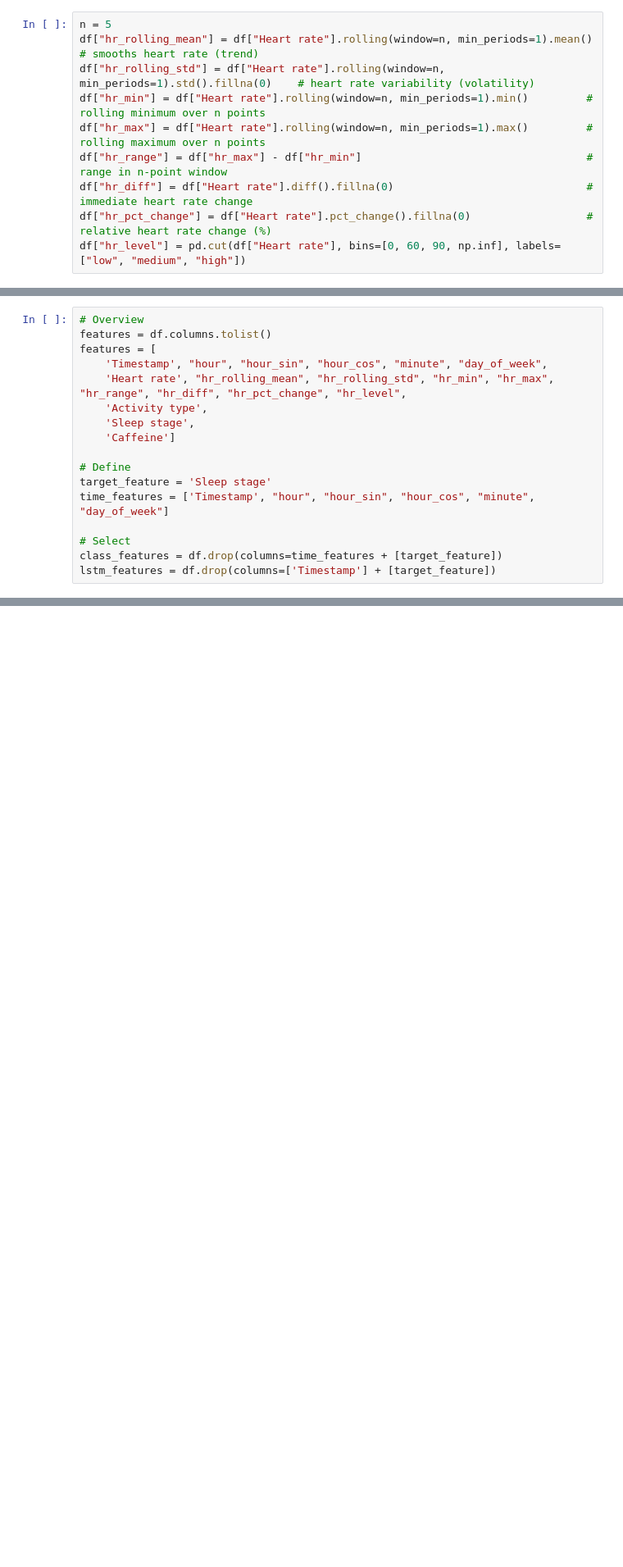
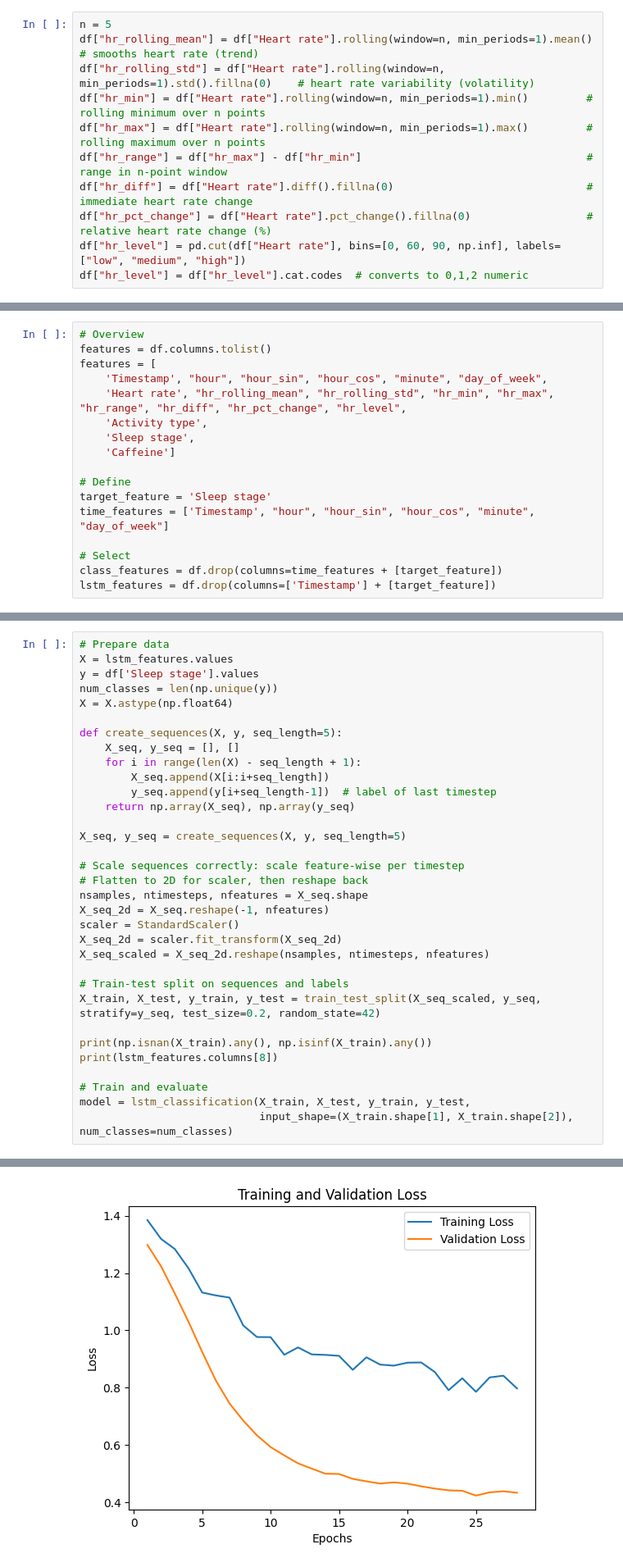
Before and after one commit to PlanetPhilip/ML4QS, a Jupyter notebook: Main.ipynb, the cells around one changed output, grey strips where cells are left out. Shown at 82% size. Saved outputs shown, nothing was run; the diff lists cells and outputs as text; blank space fills up the shorter version.

```diff
--- a/Main.ipynb
+++ b/Main.ipynb
@@ -360,6 +393,7 @@ df["hr_range"] = df["hr_max"] - df["hr_min"]                                   #
 df["hr_diff"] = df["Heart rate"].diff().fillna(0)                              # immediate heart rate change
 df["hr_pct_change"] = df["Heart rate"].pct_change().fillna(0)                  # relative heart rate change (%)
 df["hr_level"] = pd.cut(df["Heart rate"], bins=[0, 60, 90, np.inf], labels=["low", "medium", "high"])
+df["hr_level"] = df["hr_level"].cat.codes  # converts to 0,1,2 numeric
 # %% [markdown]
 ### Sleep stage -> categorical
 # %%
@@ -411,0 +568,34 @@ for feature in features:
+# %%
+# Prepare data
+X = lstm_features.values
+y = df['Sleep stage'].values
+num_classes = len(np.unique(y))
+X = X.astype(np.float64)
+
+def create_sequences(X, y, seq_length=5):
+    X_seq, y_seq = [], []
+    for i in range(len(X) - seq_length + 1):
+        X_seq.append(X[i:i+seq_length])
+        y_seq.append(y[i+seq_length-1])  # label of last timestep
+    return np.array(X_seq), np.array(y_seq)
+
+X_seq, y_seq = create_sequences(X, y, seq_length=5)
+
+# Scale sequences correctly: scale feature-wise per timestep
+# Flatten to 2D for scaler, then reshape back
+nsamples, ntimesteps, nfeatures = X_seq.shape
+X_seq_2d = X_seq.reshape(-1, nfeatures)
+scaler = StandardScaler()
+X_seq_2d = scaler.fit_transform(X_seq_2d)
+X_seq_scaled = X_seq_2d.reshape(nsamples, ntimesteps, nfeatures)
+
+# Train-test split on sequences and labels
+X_train, X_test, y_train, y_test = train_test_split(X_seq_scaled, y_seq, stratify=y_seq, test_size=0.2, random_state=42)
+
+print(np.isnan(X_train).any(), np.isinf(X_train).any())
+print(lstm_features.columns[8])
+
+# Train and evaluate
+model = lstm_classification(X_train, X_test, y_train, y_test,
+                            input_shape=(X_train.shape[1], X_train.shape[2]), num_classes=num_classes)
+# %% [output]
@@ -411,0 +629 @@ for feature in features:
+[figure, added]
```
Also changed, not shown: parts of 18 cells of this notebook, 2 other files.
